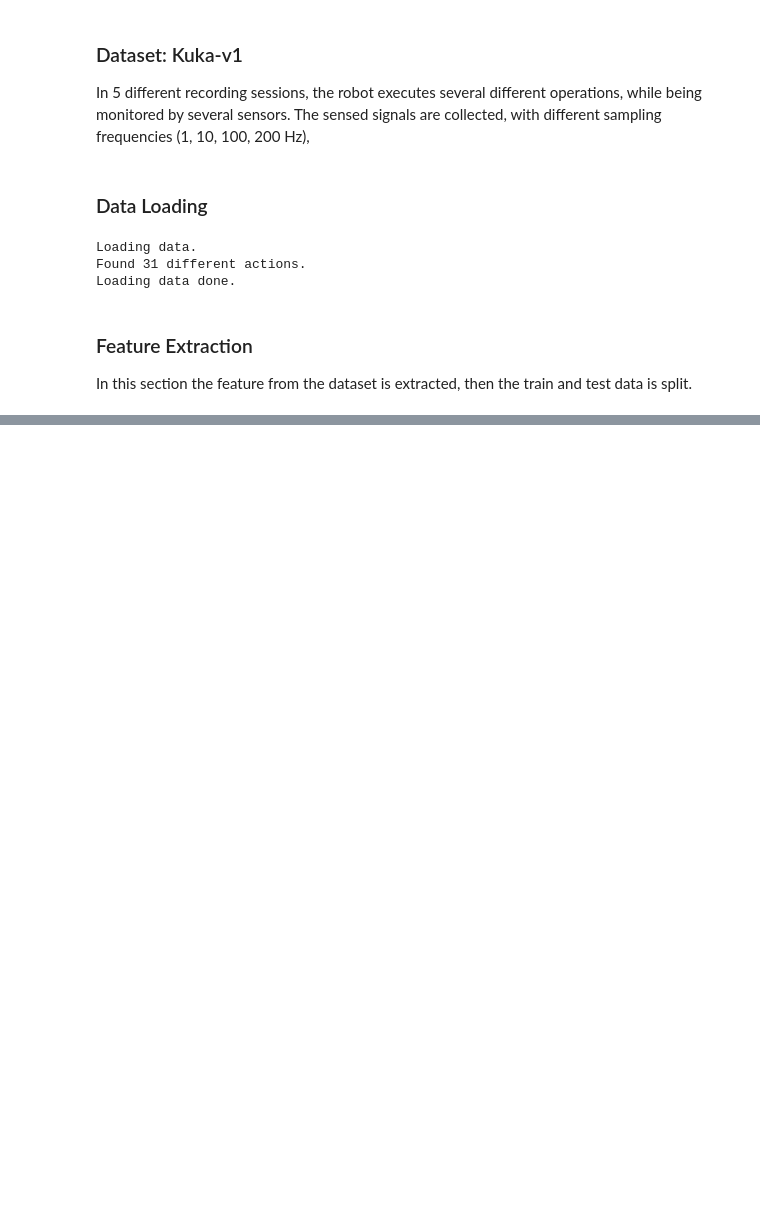
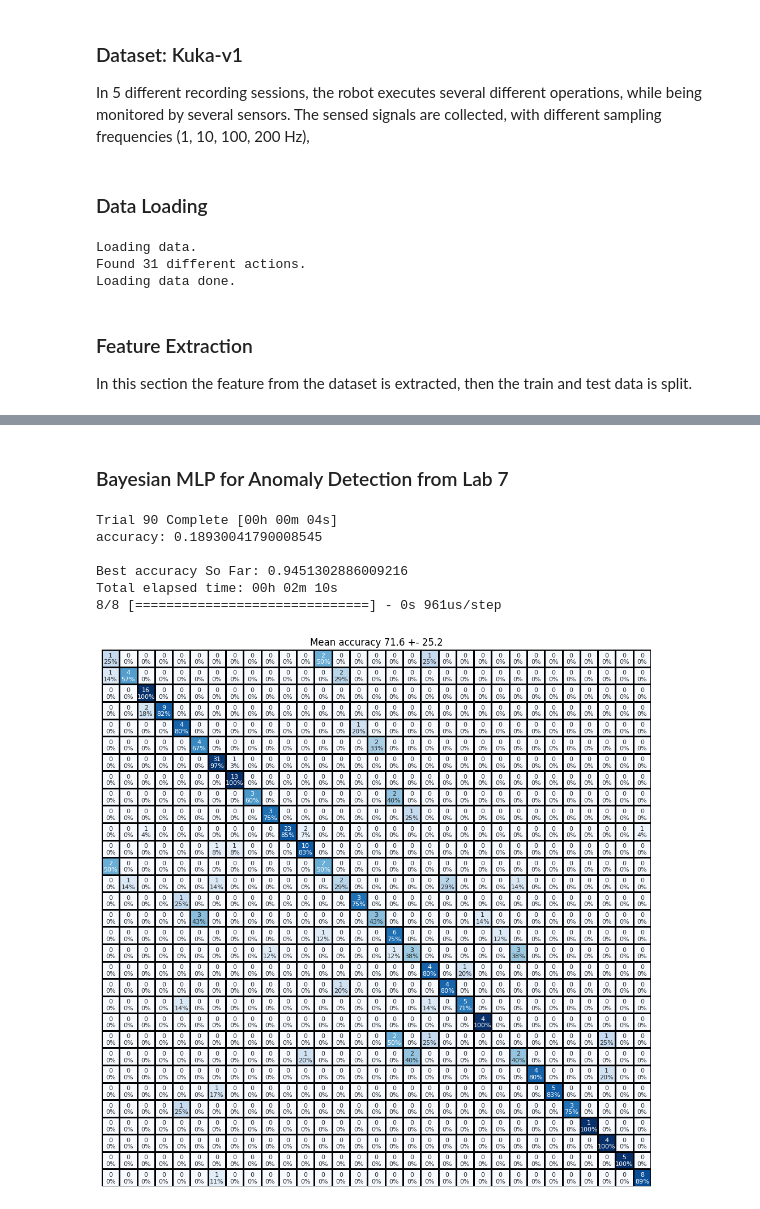
Before and after one commit to Anatr1/timeseries-anomaly-detection, a Jupyter notebook: main.ipynb, the cells around one changed output, grey strips where cells are left out. Drawn from its saved outputs; the diff is of its cells as text; code cells hidden in the pictures; blank space fills up the shorter version.

Commit message:
tempted MLP bayesian clf

```diff
--- a/main.ipynb
+++ b/main.ipynb
@@ -54,2 +52,22 @@ Computing features done.
 # %%
 X_train, y_train_cat, X_test = ds.prepare_data_for_tf(X_train, y_train, X_test)
+# %% [markdown]
+### Bayesian MLP for Anomaly Detection from Lab 7
+# %%
+from bayesian_model import MLPClassifier
+
+input_shape = (X_train.values.shape[1],)
+num_classes = len(y_train_cat[0])
+
+clf = MLPClassifier(input_shape, num_classes)
+clf.setup_tuner()
+
+clf.search(X_train.values, y_train_cat)
+y_test_pred = clf.predict(X_test.values)
+# %% [output]
+Trial 90 Complete [00h 00m 04s]
+accuracy: 0.18930041790008545
+
+Best accuracy So Far: 0.9451302886009216
+Total elapsed time: 00h 02m 10s
+8/8 [==============================] - 0s 961us/step
@@ -55,0 +133,4 @@ X_train, y_train_cat, X_test = ds.prepare_data_for_tf(X_train, y_train, X_test)
+# %%
+create_and_plot_cm(y_test_pred, y_test)
+# %% [output]
+[figure, added]
```
Also changed, not shown: parts of 3 cells of this notebook, 2 other files.
